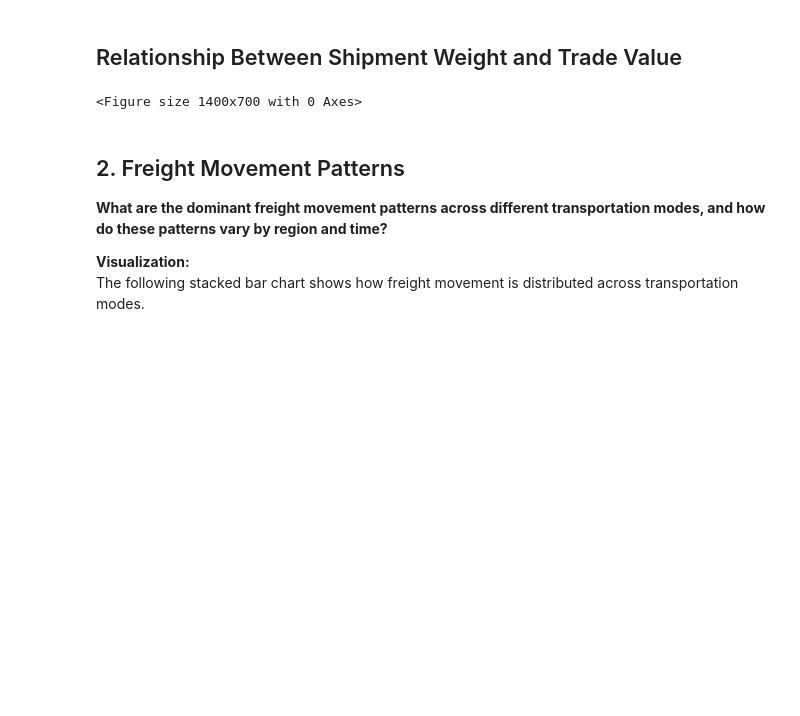
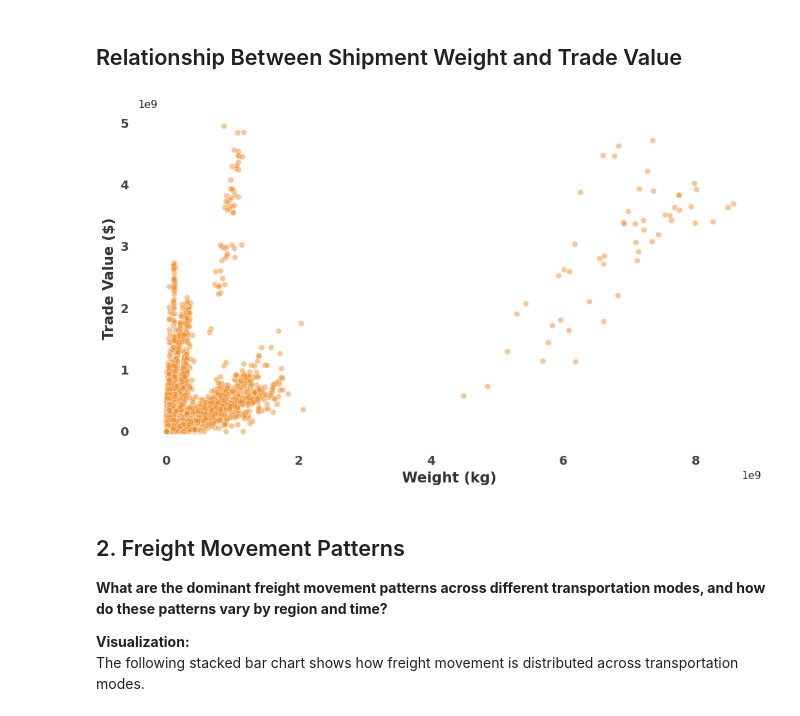
Before and after one commit to JohnEvansOkyere/Trans_BorderFreight_Data_Analysis, a Jupyter notebook: notebooks/eda_analysis_original.ipynb, the cells around one changed output. Cells and saved outputs as stored; diff of their text form; code cells hidden in the pictures; blank space fills up the shorter version.

```diff
--- a/notebooks/eda_analysis_original.ipynb
+++ b/notebooks/eda_analysis_original.ipynb
@@ -416,12 +416,12 @@ compa = sns.scatterplot(data=subset,
                 color='#f28e2b')  # Orange tone (deep but not overwhelming)
 
 # Step 3: Professional styling
-plt.title('Relationship Between Shipment Weight and Trade Value',
-          fontweight='bold',
-          fontsize=20,
-          pad=20,
-          color='#333333',
-          fontfamily='sans-serif')
+# plt.title('Relationship Between Shipment Weight and Trade Value',
+#           fontweight='bold',
+#           fontsize=20,
+#           pad=20,
+#           color='#333333',
+#           fontfamily='sans-serif')
 
 plt.xlabel('Weight (kg)',
            fontsize=15,
@@ -443,39 +443,39 @@ plt.xticks(fontsize=13,
 
 plt.yticks(fontsize=13,
            fontfamily='sans-serif',
            color='#444444',
            fontweight='semibold')
 
 # Add subtle grid for easier interpretation
 plt.grid(True, linestyle=':', alpha=0.4)
 
 # Remove borders and set clean background
 sns.despine()
 plt.gca().set_facecolor('white')
 
 # Remove chart spines for a modern flat design
 for spine in ['top', 'right', 'bottom', 'left']:
     compa.spines[spine].set_visible(False)
 
 # Remove grid lines for a cleaner view
 compa.yaxis.grid(False)
 compa.xaxis.grid(False)
 
 # Set background color to white
 compa.set_facecolor('white')
 
 
-plt.savefig("images/relationship bwtn weight and reve.png",
-            dpi=350,
-            bbox_inches='tight'
-            )
-plt.close()
+# plt.savefig("images/relationship bwtn weight and reve.png",
+#             dpi=350,
+#             bbox_inches='tight'
+#             )
+# plt.close()
 
 # Final layout adjustments
 plt.tight_layout()
 plt.show()
 # %% [output]
-<Figure size 1400x700 with 0 Axes>
+[figure, added]
 # %% [markdown]
 ## 2. Freight Movement Patterns
 **What are the dominant freight movement patterns across different transportation modes, and how do these patterns vary by region and time?**
```
Also changed, not shown: parts of 17 cells of this notebook, 23 other files.
